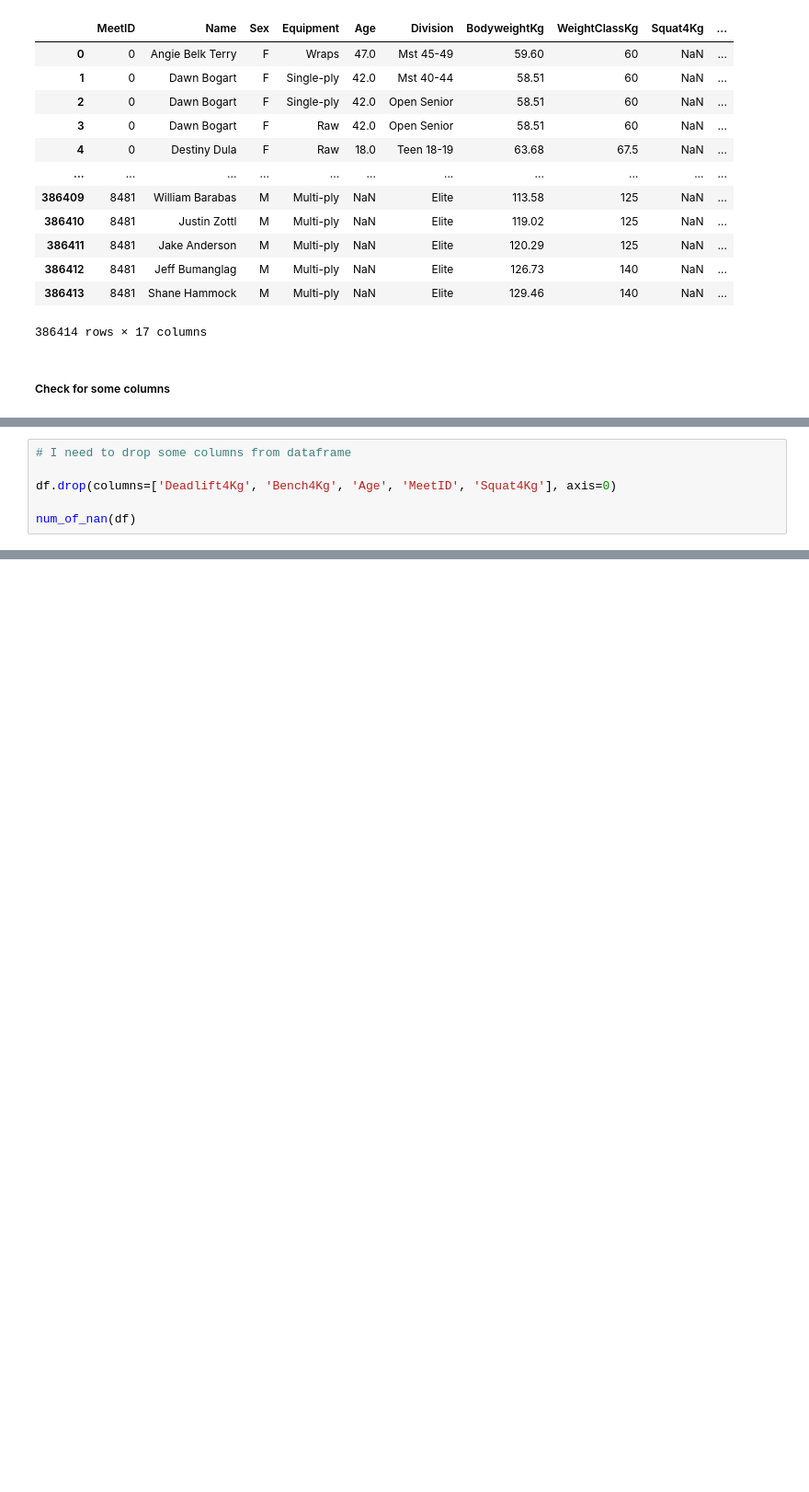
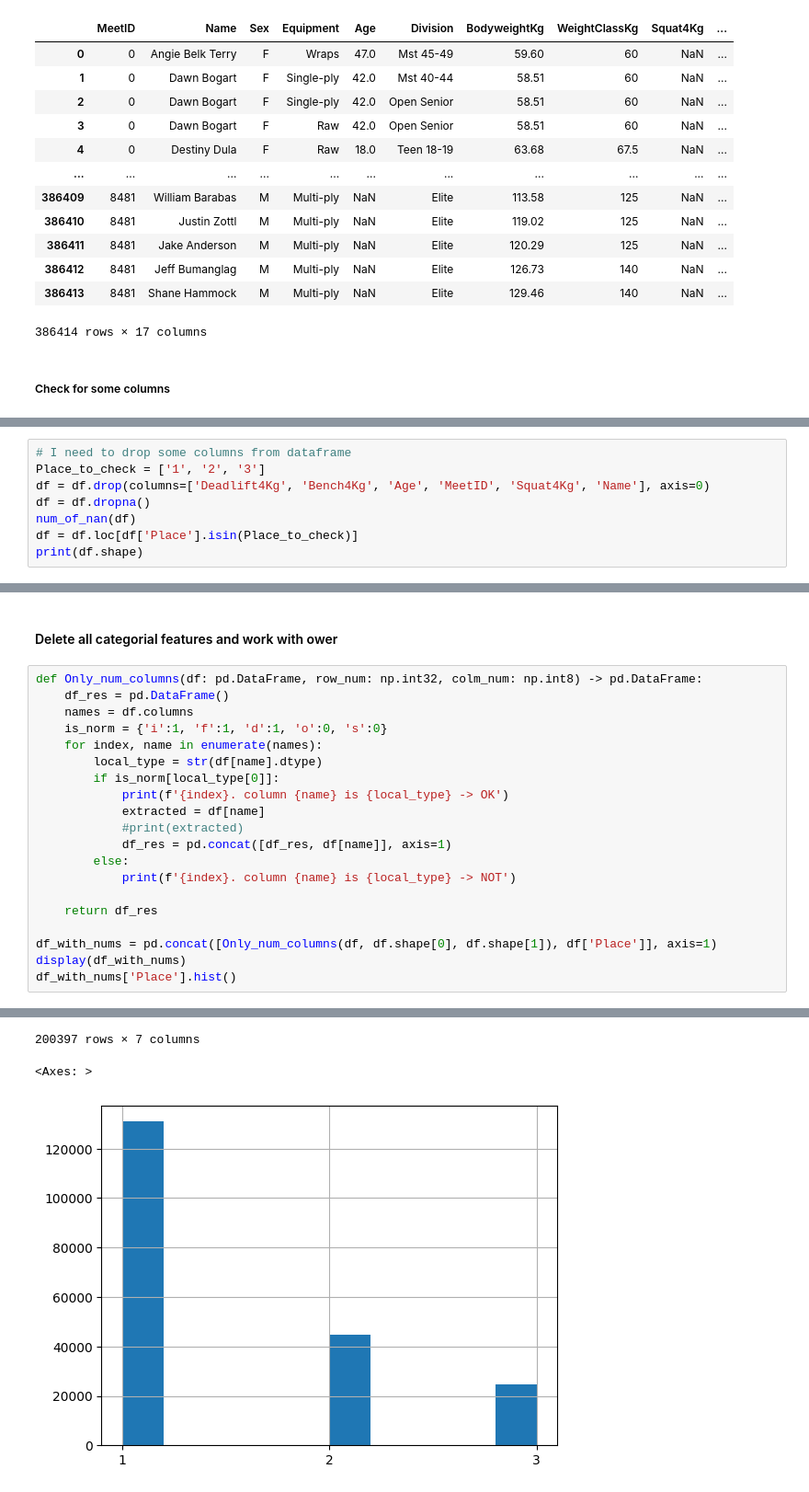
Before and after one commit to NikitaGoltsev/Theory_of_stat_decisions, a Jupyter notebook: lab04/lab04.ipynb, the cells around one changed output, grey strips where cells are left out. Shown at 92% size. Cells and saved outputs as stored; diff of their text form; blank space fills up the shorter version.

```diff
--- a/lab04/lab04.ipynb
+++ b/lab04/lab04.ipynb
@@ -56,8 +72,10 @@ in Wilks number of nan rows is 24220
 (386414, 17)
 # %%
 # I need to drop some columns from dataframe
-
-df.drop(columns=['Deadlift4Kg', 'Bench4Kg', 'Age', 'MeetID', 'Squat4Kg'], axis=0)
-
+Place_to_check = ['1', '2', '3']
+df = df.drop(columns=['Deadlift4Kg', 'Bench4Kg', 'Age', 'MeetID', 'Squat4Kg', 'Name'], axis=0)
+df = df.dropna()
 num_of_nan(df)
+df = df.loc[df['Place'].isin(Place_to_check)]
+print(df.shape)
 # %% [output]
@@ -64,0 +110,23 @@ KeyError: "['Deadlift4Kg', 'Bench4Kg', 'Age', 'MeetID', 'Squat4Kg'] not found in
+# %% [markdown]
+<h4>Delete all categorial features and work with ower</h4>
+# %%
+def Only_num_columns(df: pd.DataFrame, row_num: np.int32, colm_num: np.int8) -> pd.DataFrame:
+    df_res = pd.DataFrame()
+    names = df.columns
+    is_norm = {'i':1, 'f':1, 'd':1, 'o':0, 's':0}
+    for index, name in enumerate(names):
+        local_type = str(df[name].dtype)
+        if is_norm[local_type[0]]:
+            print(f'{index}. column {name} is {local_type} -> OK')
+            extracted = df[name]
+            #print(extracted)
+            df_res = pd.concat([df_res, df[name]], axis=1)
+        else:
+            print(f'{index}. column {name} is {local_type} -> NOT')
+
+    return df_res
+
+df_with_nums = pd.concat([Only_num_columns(df, df.shape[0], df.shape[1]), df['Place']], axis=1)
+display(df_with_nums)
+df_with_nums['Place'].hist()
+# %% [output]
@@ -64,0 +156,3 @@ KeyError: "['Deadlift4Kg', 'Bench4Kg', 'Age', 'MeetID', 'Squat4Kg'] not found in
+200397 rows × 7 columns
+<Axes: >
+[figure, added]
```
Also changed, not shown: parts of 8 cells of this notebook.
